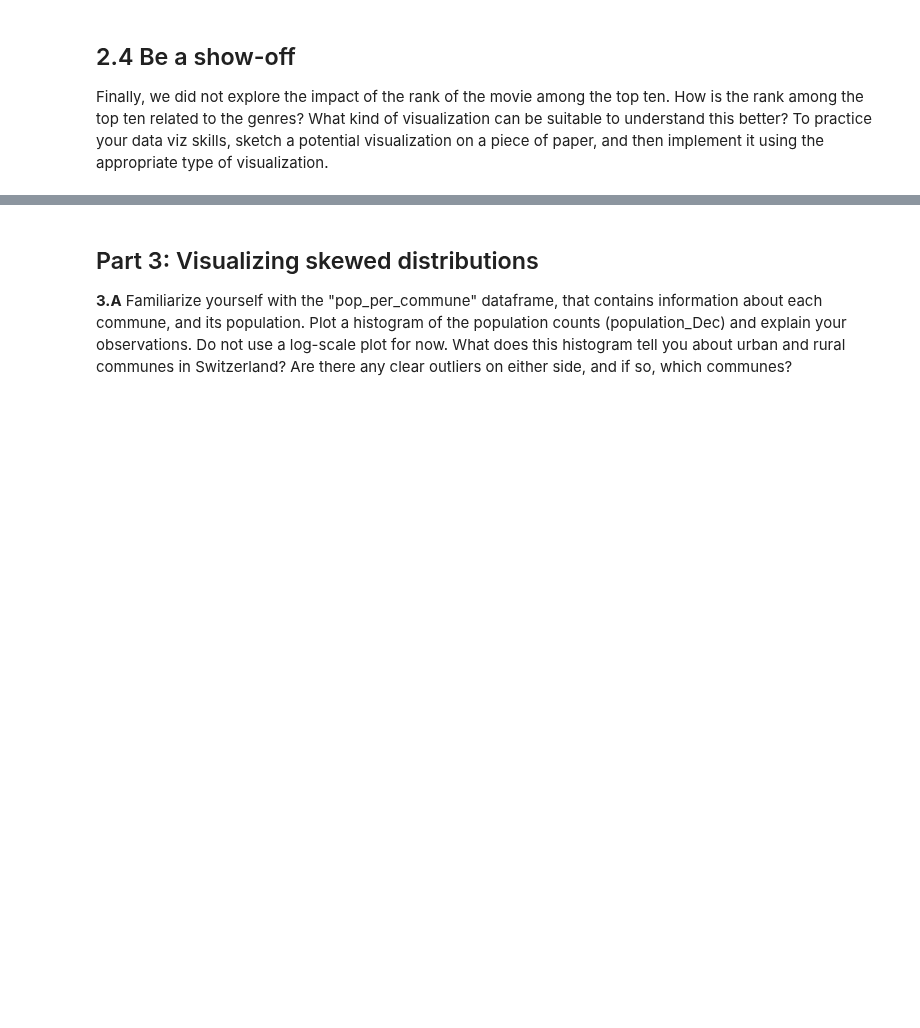
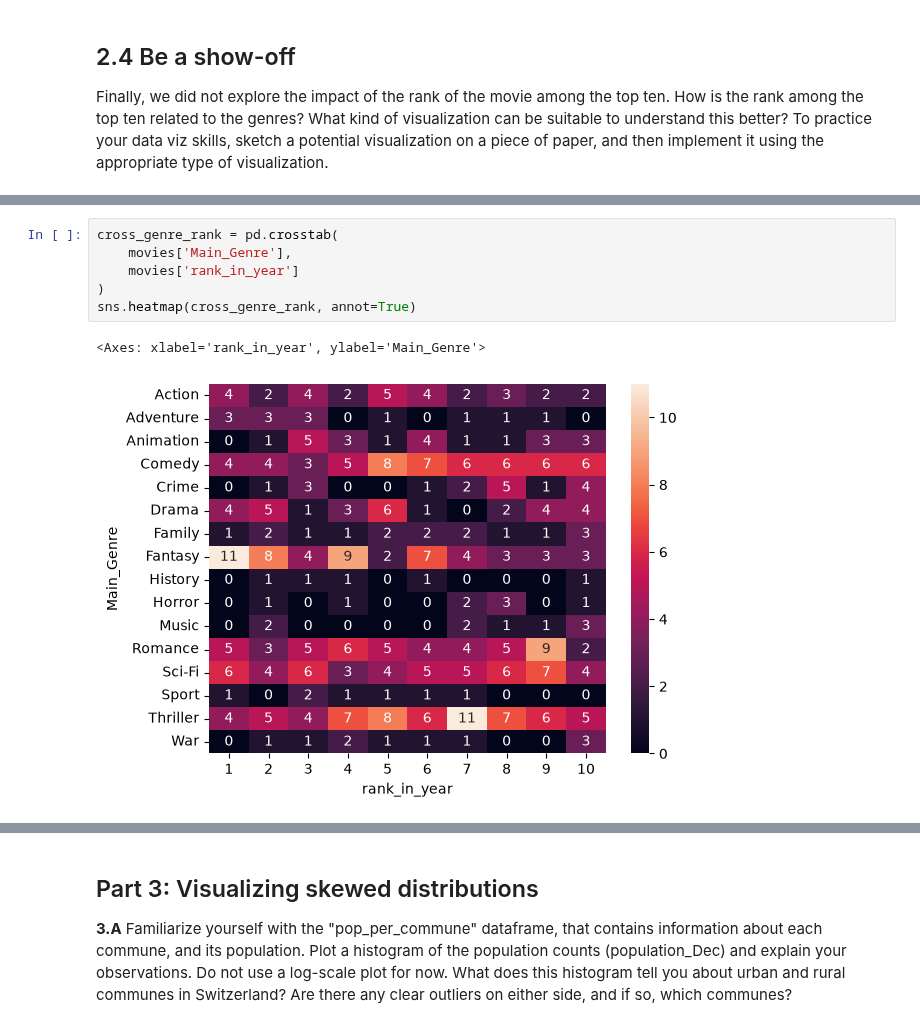
Before and after one commit to dimitripelgrin/ADA2026, a Jupyter notebook: Exercises/02 - Data viz and data from the web/Becoming a DataVizard exercise.ipynb, the cells around one changed output, grey strips where cells are left out. Saved outputs shown, nothing was run; the diff lists cells and outputs as text; blank space fills up the shorter version.

```diff
--- a/Exercises/02 - Data viz and data from the web/Becoming a DataVizard exercise.ipynb
+++ b/Exercises/02 - Data viz and data from the web/Becoming a DataVizard exercise.ipynb
@@ -308,0 +309,9 @@ Finally, we did not explore the impact of the rank of the movie among the top te
+# %%
+cross_genre_rank = pd.crosstab(
+    movies['Main_Genre'],
+    movies['rank_in_year']
+)
+sns.heatmap(cross_genre_rank, annot=True)
+# %% [output]
+<Axes: xlabel='rank_in_year', ylabel='Main_Genre'>
+[figure, added]
```
Also changed, not shown: parts of 13 cells of this notebook.
